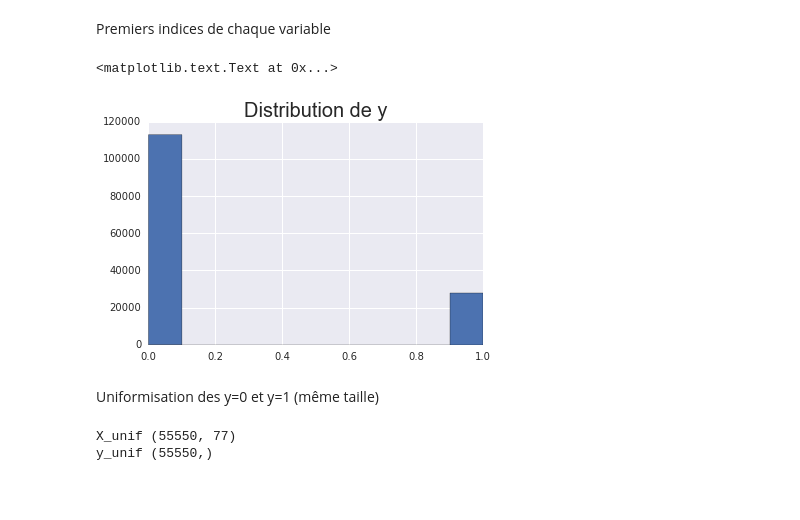
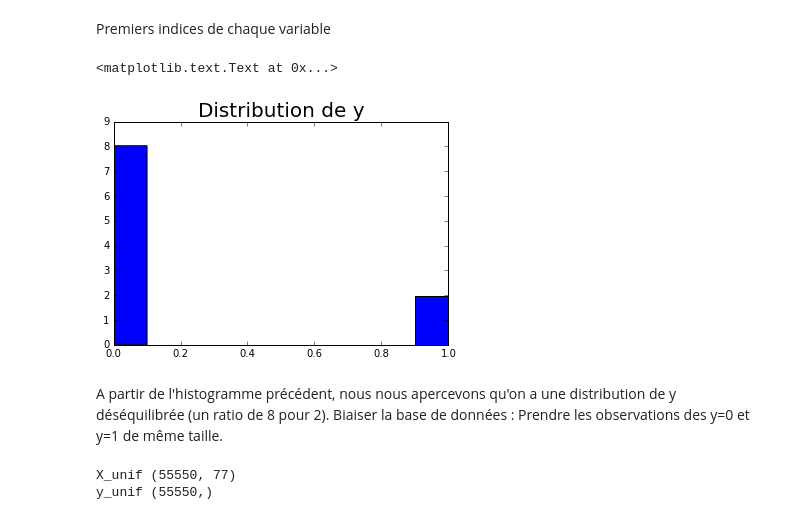
Before and after one commit to imachraoui/Buzz-social-media, a Jupyter notebook: Project-Buzz.ipynb, the cells around one changed output. Saved outputs shown, nothing was run; the diff lists cells and outputs as text; code cells hidden in the pictures; blank space fills up the shorter version.

```diff
--- a/Project-Buzz.ipynb
+++ b/Project-Buzz.ipynb
@@ -84,13 +97,14 @@ for i in range(0,76) :
 
 t = np.asarray(t)
 # %%
-plt.hist(y)
+plt.hist(y,normed=True)
 plt.title("Distribution de y", fontsize=20)
 # %% [output]
 <matplotlib.text.Text at 0x...>
-[figure, old version]
+[figure, new version]
-# %% [markdown]
-Uniformisation des y=0 et y=1 (même taille)
+# %% [markdown]
+A partir de l'histogramme précédent, nous nous apercevons qu'on a une distribution de y déséquilibrée (un ratio de 8 pour 2).
+Biaiser la base de données : Prendre les observations des y=0 et y=1 de même taille.
 # %%
 notBuzzSample = random.random_integers(0,np.size(y[y==0]),np.size(y[y==1]))
 notbuzz = np.where(y==0)[0][notBuzzSample]
```
Also changed, not shown: parts of 28 cells of this notebook.
